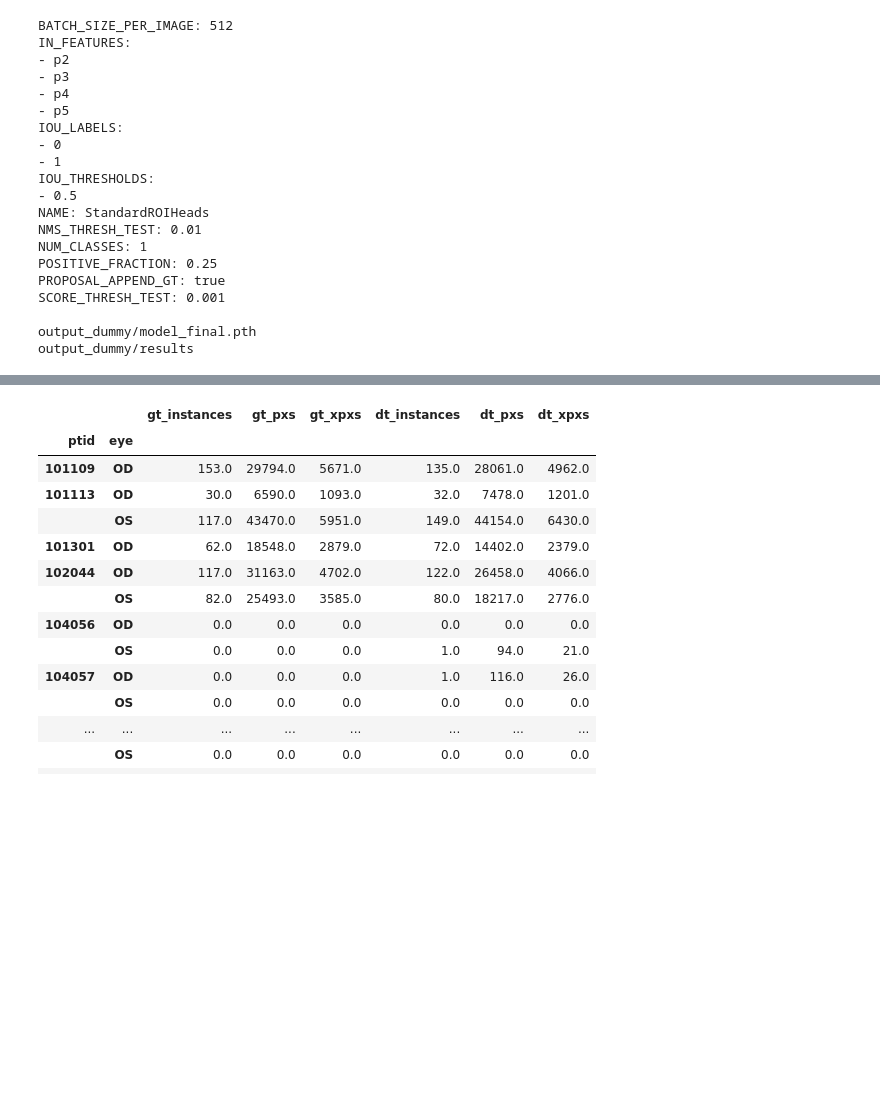
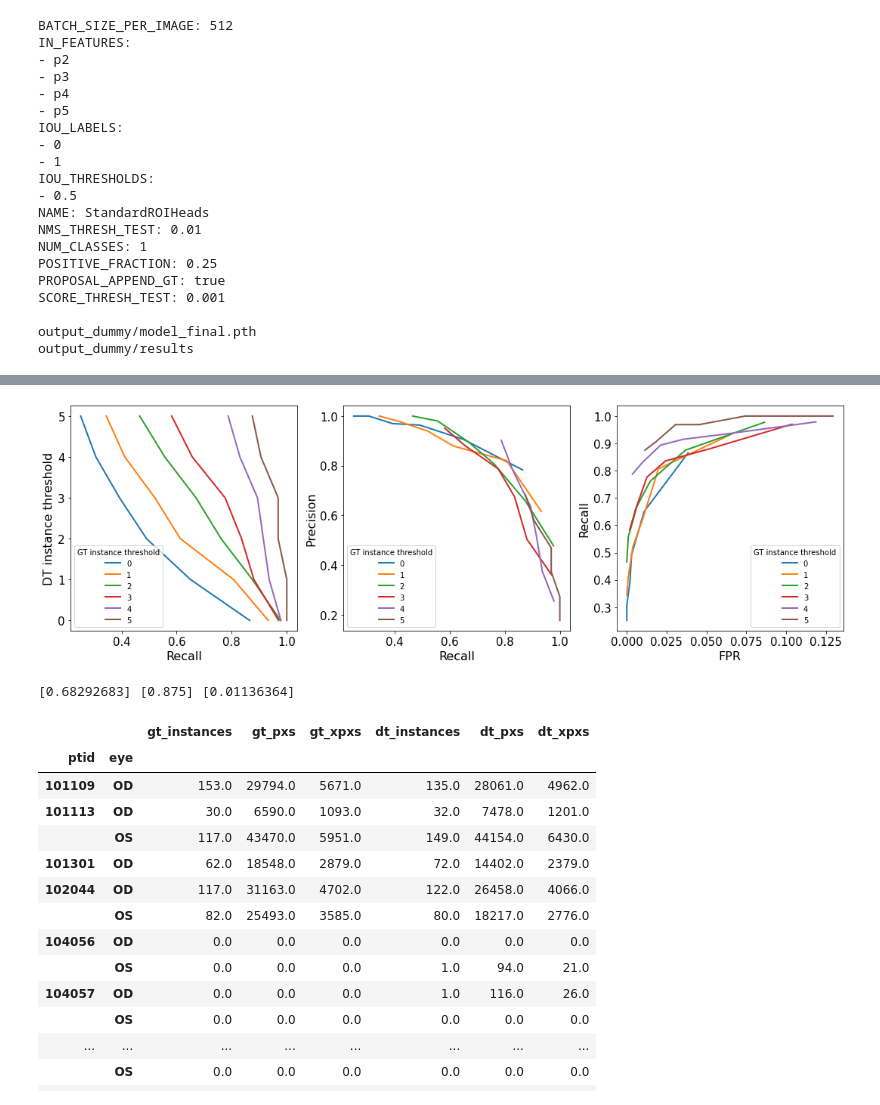
Before and after one commit to uw-biomedical-ml/detectron2-rpd-yb, a Jupyter notebook: runEvaluateClass.ipynb, the cells around one changed output, grey strips where cells are left out. Saved outputs shown, nothing was run; the diff lists cells and outputs as text; code cells hidden in the pictures; blank space fills up the shorter version.

```diff
--- a/runEvaluateClass.ipynb
+++ b/runEvaluateClass.ipynb
@@ -111,0 +122,39 @@ DONE (t=0.01s).
+# %%
+myeval.build_dfimg()
+df = myeval.dfimg
+inst = list(range(0,6))
+#inst = [5]
+rc = np.zeros((len(inst),))
+pr = np.zeros((len(inst),))
+fpr = np.zeros((len(inst),))
+
+fig, ax = plt.subplots(1,3,figsize = [15,5])
+for j,gt_thresh in enumerate(inst):
+    for i,dt_thresh in enumerate(inst):
+        gt = df.gt_instances>gt_thresh
+        dt = df.dt_instances>dt_thresh
+        rc[i] = (gt&dt).sum()/gt.sum()
+        pr[i] = (gt&dt).sum()/dt.sum()
+        fpr[i] = ((~gt)&(dt)).sum()/((~gt).sum())
+    ax[1].plot(rc,pr,label=gt_thresh)
+    ax[0].plot(rc,inst,label=gt_thresh)
+    ax[2].plot(fpr,rc,label=gt_thresh)
+
+ax[1].set_xlabel('Recall')
+ax[1].set_ylabel('Precision')
+ax[1].legend(title='GT instance threshold')
+
+ax[0].set_xlabel('Recall')
+ax[0].set_ylabel('DT instance threshold')
+ax[0].legend(title='GT instance threshold')
+
+ax[2].set_ylabel('Recall')
+ax[2].set_xlabel('FPR')
+ax[2].legend(title='GT instance threshold')
+plt.tight_layout()
+# %% [output]
+[figure, added]
+# %%
+print(pr,rc,fpr)
+# %% [output]
+[0.68292683] [0.875] [0.01136364]
```
Also changed, not shown: parts of 8 cells of this notebook, 2 other files.
